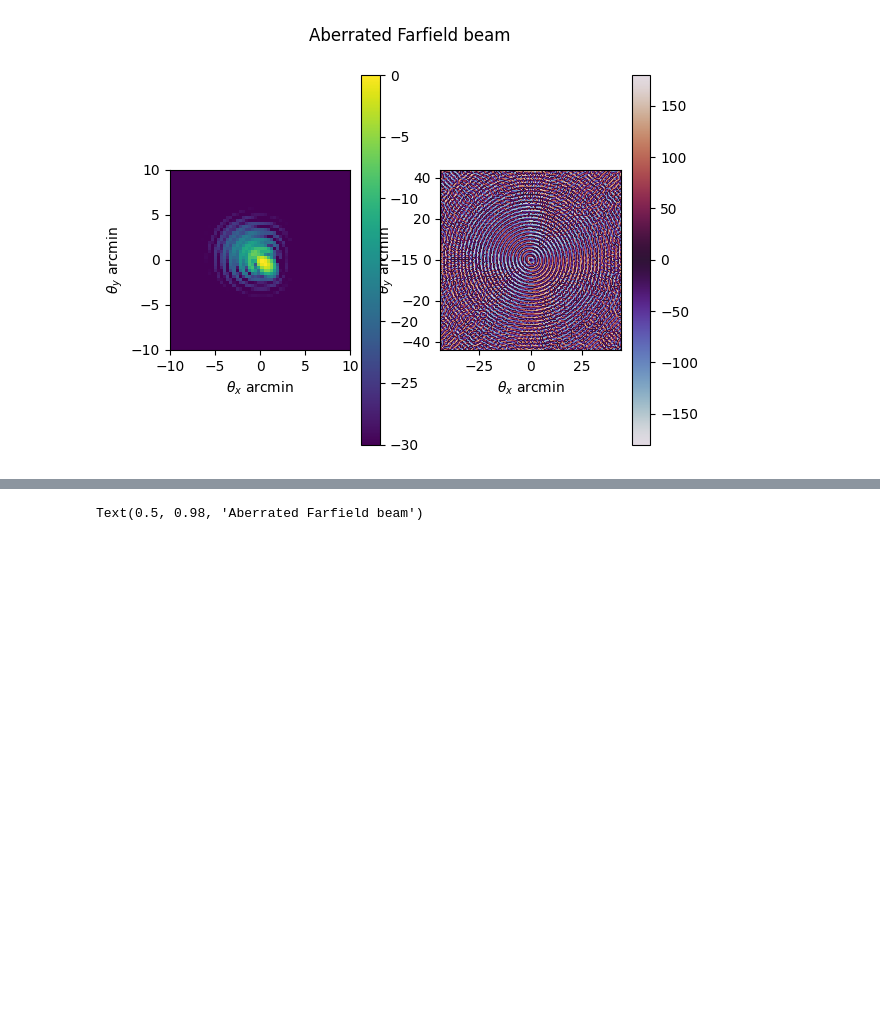
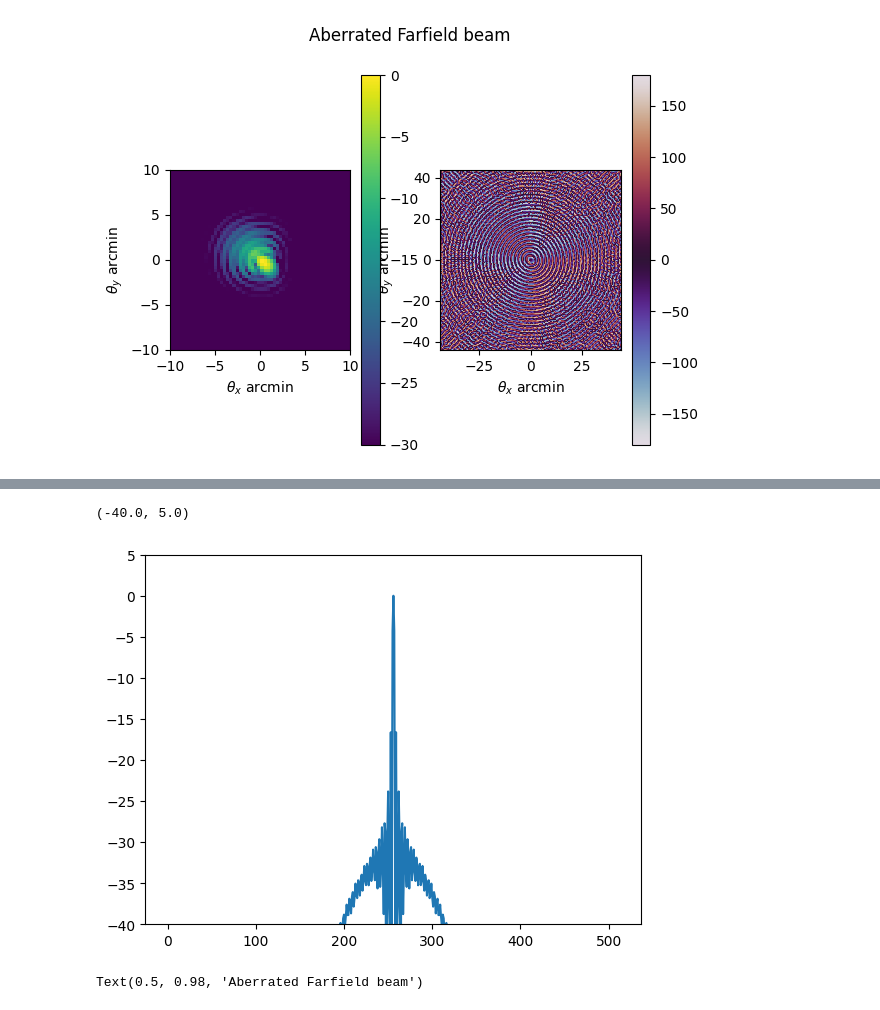
Before and after one commit to sebajor/study, a Jupyter notebook: optics/far_fields_examples.ipynb, the cells around one changed output, grey strips where cells are left out. Cells and saved outputs as stored; diff of their text form; code cells hidden in the pictures; blank space fills up the shorter version.

```diff
--- a/optics/far_fields_examples.ipynb
+++ b/optics/far_fields_examples.ipynb
@@ -267,3 +273,9 @@ Text(0.5, 0.98, 'Farfield beam')
+# %%
+plt.plot(psf_db[100:,256])
+plt.ylim(-40,5)
+# %% [output]
+(-40.0, 5.0)
+[figure, added]
 # %%
 ###add aberrations
 
```
Also changed, not shown: parts of 1 cell of this notebook, 13 other files.
